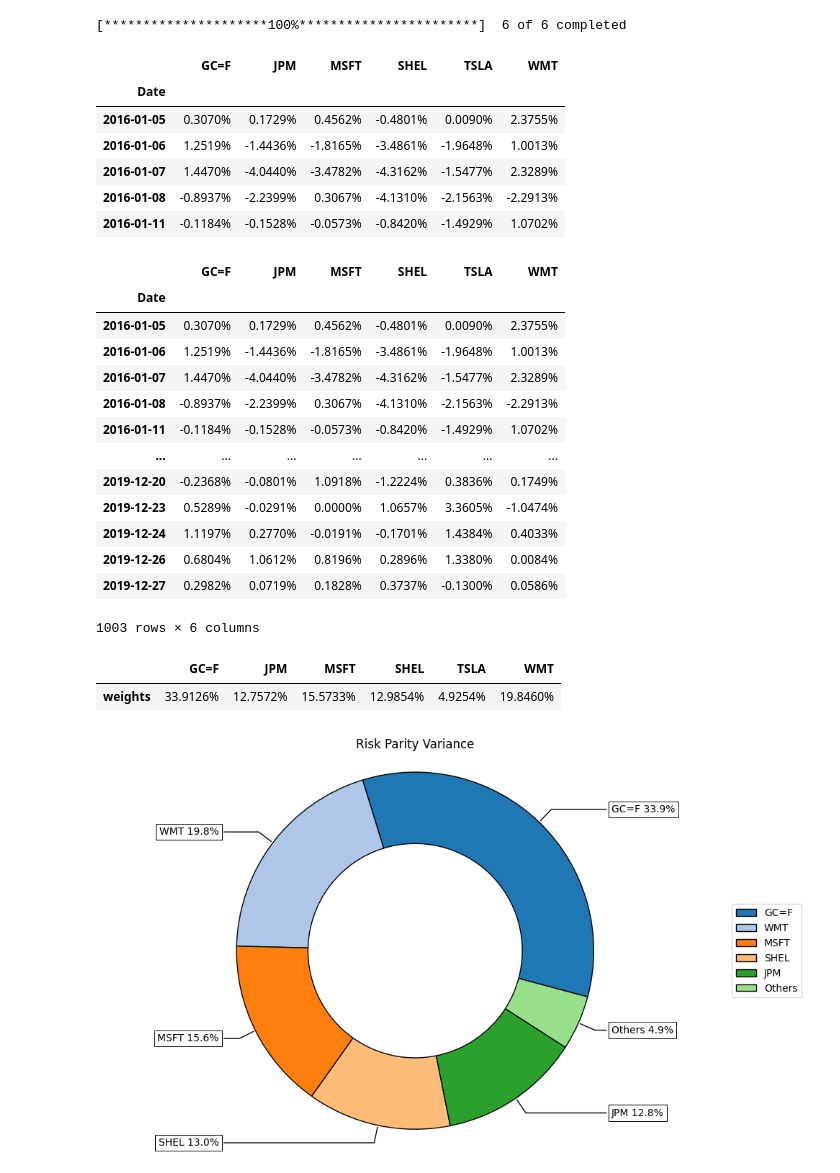
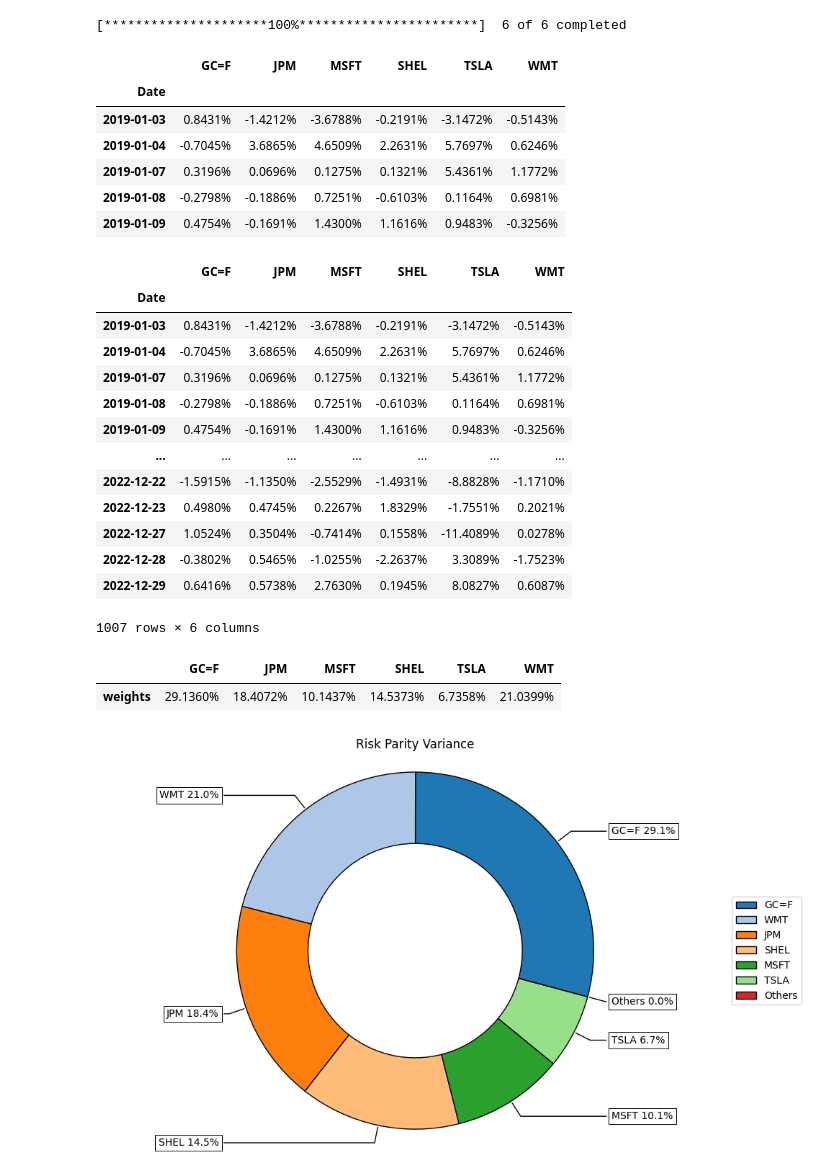
Before and after one commit to shashankks0987/portfolio-management, a Jupyter notebook: portfolio management.ipynb, the cells around one changed output. Cells and saved outputs as stored; diff of their text form; code cells hidden in the pictures.

```diff
--- a/portfolio management.ipynb
+++ b/portfolio management.ipynb
@@ -1,53 +1,53 @@
 # %%
 import numpy as np
 import pandas as pd
 import yfinance as yf
 
 yf.pdr_override()
 pd.options.display.float_format = '{:.4%}'.format
 
 # Date range
-start = '2016-01-01'
-end = '2019-12-30'
+start = '2019-01-01'
+end = '2022-12-30'
 
 # Tickers of assets
 assets = ["GC=F", 'MSFT', 'TSLA', 'WMT', 'JPM', 'SHEL']
 assets.sort()
 
 # Downloading data
 data = yf.download(assets, start = start, end = end)
 data = data.loc[:,('Adj Close', slice(None))]
 data.columns = assets
 # Calculating returns
 Y = data[assets].pct_change().dropna()
 
 display(Y.head())
 # %% [output]
 [*********************100%***********************]  6 of 6 completed
 |  | GC=F | JPM | MSFT | SHEL | TSLA | WMT |
 | Date |  |  |  |  |  |  |
-| 2016-01-05 | 0.3070% | 0.1729% | 0.4562% | -0.4801% | 0.0090% | 2.3755% |
-| 2016-01-06 | 1.2519% | -1.4436% | -1.8165% | -3.4861% | -1.9648% | 1.0013% |
-| 2016-01-07 | 1.4470% | -4.0440% | -3.4782% | -4.3162% | -1.5477% | 2.3289% |
-| 2016-01-08 | -0.8937% | -2.2399% | 0.3067% | -4.1310% | -2.1563% | -2.2913% |
-| 2016-01-11 | -0.1184% | -0.1528% | -0.0573% | -0.8420% | -1.4929% | 1.0702% |
+| 2019-01-03 | 0.8431% | -1.4212% | -3.6788% | -0.2191% | -3.1472% | -0.5143% |
+| 2019-01-04 | -0.7045% | 3.6865% | 4.6509% | 2.2631% | 5.7697% | 0.6246% |
+| 2019-01-07 | 0.3196% | 0.0696% | 0.1275% | 0.1321% | 5.4361% | 1.1772% |
+| 2019-01-08 | -0.2798% | -0.1886% | 0.7251% | -0.6103% | 0.1164% | 0.6981% |
+| 2019-01-09 | 0.4754% | -0.1691% | 1.4300% | 1.1616% | 0.9483% | -0.3256% |
 # %%
 Y
 # %% [output]
 |  | GC=F | JPM | MSFT | SHEL | TSLA | WMT |
 | Date |  |  |  |  |  |  |
-| 2016-01-05 | 0.3070% | 0.1729% | 0.4562% | -0.4801% | 0.0090% | 2.3755% |
-| 2016-01-06 | 1.2519% | -1.4436% | -1.8165% | -3.4861% | -1.9648% | 1.0013% |
-| 2016-01-07 | 1.4470% | -4.0440% | -3.4782% | -4.3162% | -1.5477% | 2.3289% |
-| 2016-01-08 | -0.8937% | -2.2399% | 0.3067% | -4.1310% | -2.1563% | -2.2913% |
-| 2016-01-11 | -0.1184% | -0.1528% | -0.0573% | -0.8420% | -1.4929% | 1.0702% |
+| 2019-01-03 | 0.8431% | -1.4212% | -3.6788% | -0.2191% | -3.1472% | -0.5143% |
+| 2019-01-04 | -0.7045% | 3.6865% | 4.6509% | 2.2631% | 5.7697% | 0.6246% |
+| 2019-01-07 | 0.3196% | 0.0696% | 0.1275% | 0.1321% | 5.4361% | 1.1772% |
+| 2019-01-08 | -0.2798% | -0.1886% | 0.7251% | -0.6103% | 0.1164% | 0.6981% |
+| 2019-01-09 | 0.4754% | -0.1691% | 1.4300% | 1.1616% | 0.9483% | -0.3256% |
 | ... | ... | ... | ... | ... | ... | ... |
-| 2019-12-20 | -0.2368% | -0.0801% | 1.0918% | -1.2224% | 0.3836% | 0.1749% |
-| 2019-12-23 | 0.5289% | -0.0291% | 0.0000% | 1.0657% | 3.3605% | -1.0474% |
-| 2019-12-24 | 1.1197% | 0.2770% | -0.0191% | -0.1701% | 1.4384% | 0.4033% |
-| 2019-12-26 | 0.6804% | 1.0612% | 0.8196% | 0.2896% | 1.3380% | 0.0084% |
-| 2019-12-27 | 0.2982% | 0.0719% | 0.1828% | 0.3737% | -0.1300% | 0.0586% |
+| 2022-12-22 | -1.5915% | -1.1350% | -2.5529% | -1.4931% | -8.8828% | -1.1710% |
+| 2022-12-23 | 0.4980% | 0.4745% | 0.2267% | 1.8329% | -1.7551% | 0.2021% |
+| 2022-12-27 | 1.0524% | 0.3504% | -0.7414% | 0.1558% | -11.4089% | 0.0278% |
+| 2022-12-28 | -0.3802% | 0.5465% | -1.0255% | -2.2637% | 3.3089% | -1.7523% |
+| 2022-12-29 | 0.6416% | 0.5738% | 2.7630% | 0.1945% | 8.0827% | 0.6087% |
-1003 rows × 6 columns
+1007 rows × 6 columns
 # %%
 import riskfolio as rp
 
@@ -75,7 +75,7 @@ w_rp = port.rp_optimization(model=model, rm=rm, rf=rf, b=b, hist=hist)
 display(w_rp.T)
 # %% [output]
 |  | GC=F | JPM | MSFT | SHEL | TSLA | WMT |
-| weights | 33.9126% | 12.7572% | 15.5733% | 12.9854% | 4.9254% | 19.8460% |
+| weights | 29.1360% | 18.4072% | 10.1437% | 14.5373% | 6.7358% | 21.0399% |
 # %%
 ax = rp.plot_pie(w=w_rp,
                  title='Risk Parity Variance',
@@ -86,7 +86,7 @@ ax = rp.plot_pie(w=w_rp,
                  width=10,
                  ax=None)
 # %% [output]
-[figure, old version]
+[figure, new version]
 # %%
 ax = rp.plot_risk_con(w=w_rp, cov=port.cov, returns=port.returns, rm=rm, rf=0, alpha=0.01,
                       color="tab:blue", height=6, width=10, ax=None)
```
Also changed, not shown: parts of 4 cells of this notebook.
